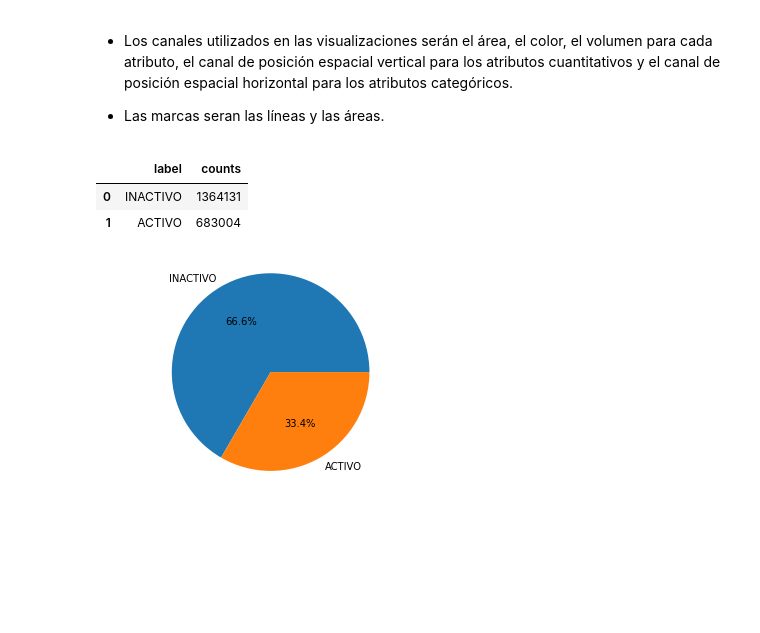
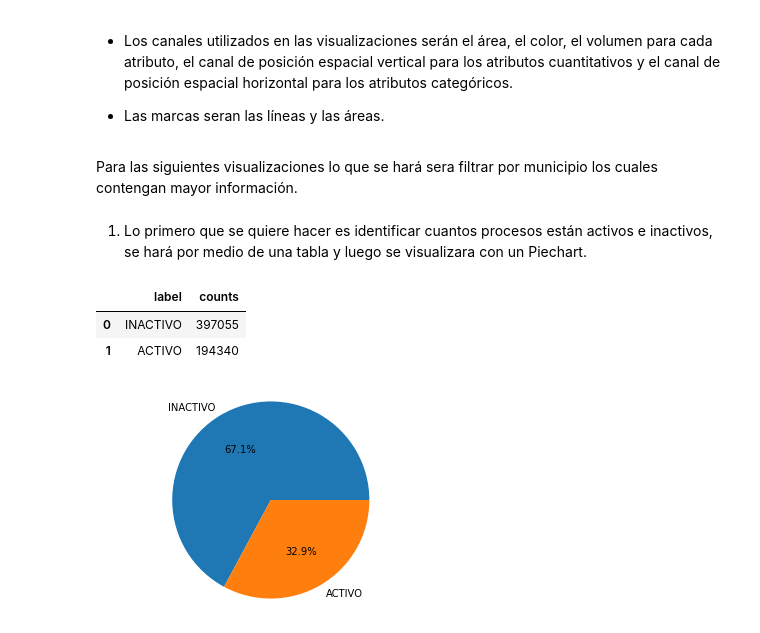
Before and after one commit to Maleja923/Talleres-Proyecto, a Jupyter notebook: ProyectoVisualización.ipynb, the cells around one changed output. Cells and saved outputs as stored; diff of their text form; code cells hidden in the pictures; blank space fills up the shorter version.

```diff
--- a/ProyectoVisualización.ipynb
+++ b/ProyectoVisualización.ipynb
@@ -541,12 +541,23 @@ En el como del Framework de Tamara lo que se quiere es saber de que manera fue e
 + Los canales utilizados en las visualizaciones serán el área, el color, el volumen para cada atributo, el canal de posición espacial vertical para los atributos cuantitativos y el canal de posición espacial horizontal para los atributos categóricos.
 
 + Las  marcas seran las líneas y las áreas.
+# %% [markdown]
+Para las siguientes visualizaciones lo que se hará sera filtrar por municipio los cuales contengan mayor información.
+# %%
+CONTEO_DE_PROCESOS1 = Base1[Base1.MUNICIPIO.isin(["MEDELLÍN",'IBAGUÉ','VILLAVICENCIO','BUCARAMANGA','CALI','BOGOTÁ, D.C.',
+                                           'CÚCUTA','CARTAGENA','PASTO','POPAYÁN','PEREIRA','SANTA MARTA','VALLEDUPAR','NEIVA',
+                                            'MONTERÍA','MANIZALES','ARMENIA','SOACHA','BARRANCABERMEJA','PALMIRA','FLORENCIA',
+                                            'BELLO','TUNJA','QUIBDO','SINCELEJO','ITAGUI','BUENAVENTURA','YOPAL','RIONEGRO','TULUA'])]
+# %% [markdown]
+
+1. Lo primero que se quiere hacer es identificar cuantos procesos están activos e
+inactivos, se hará por medio de una tabla y luego se visualizara con un Piechart.
 # %%
-tab3 = Base1['ESTADO_NOTICIA'].value_counts().rename_axis('label').reset_index(name='counts');tab3
+tab3 = CONTEO_DE_PROCESOS1['ESTADO_NOTICIA'].value_counts().rename_axis('label').reset_index(name='counts');tab3
 # %% [output]
 |  | label | counts |
-| 0 | INACTIVO | 1364131 |
-| 1 | ACTIVO | 683004 |
+| 0 | INACTIVO | 397055 |
+| 1 | ACTIVO | 194340 |
 # %%
 fig1, ax1 = plt.subplots()
 
```
Also changed, not shown: parts of 36 cells of this notebook.
